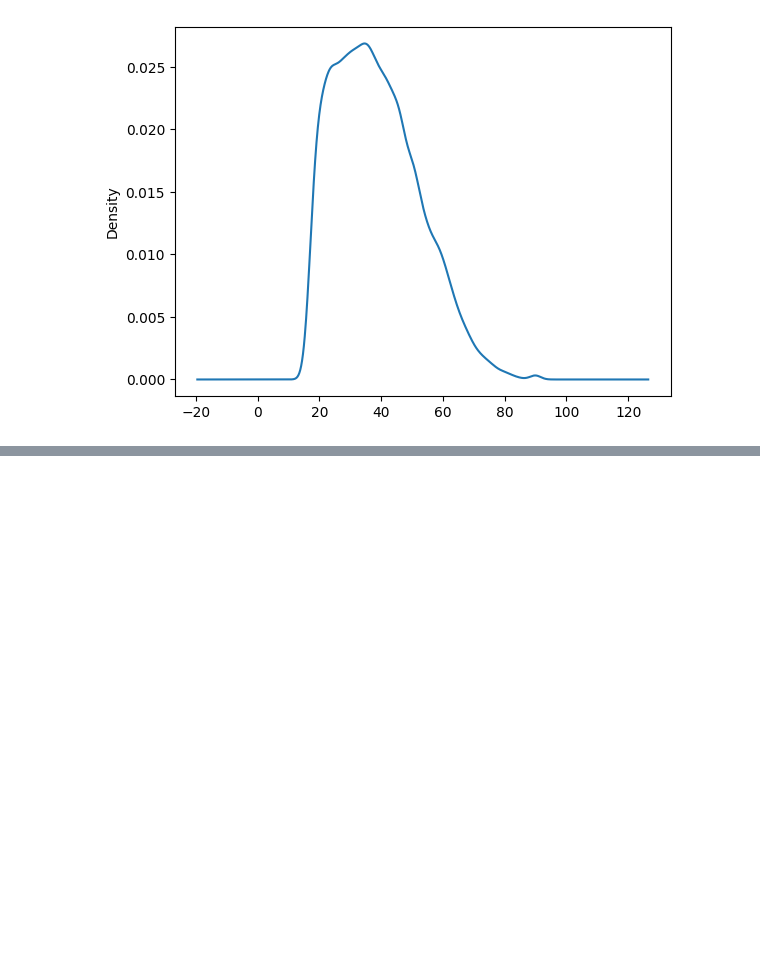
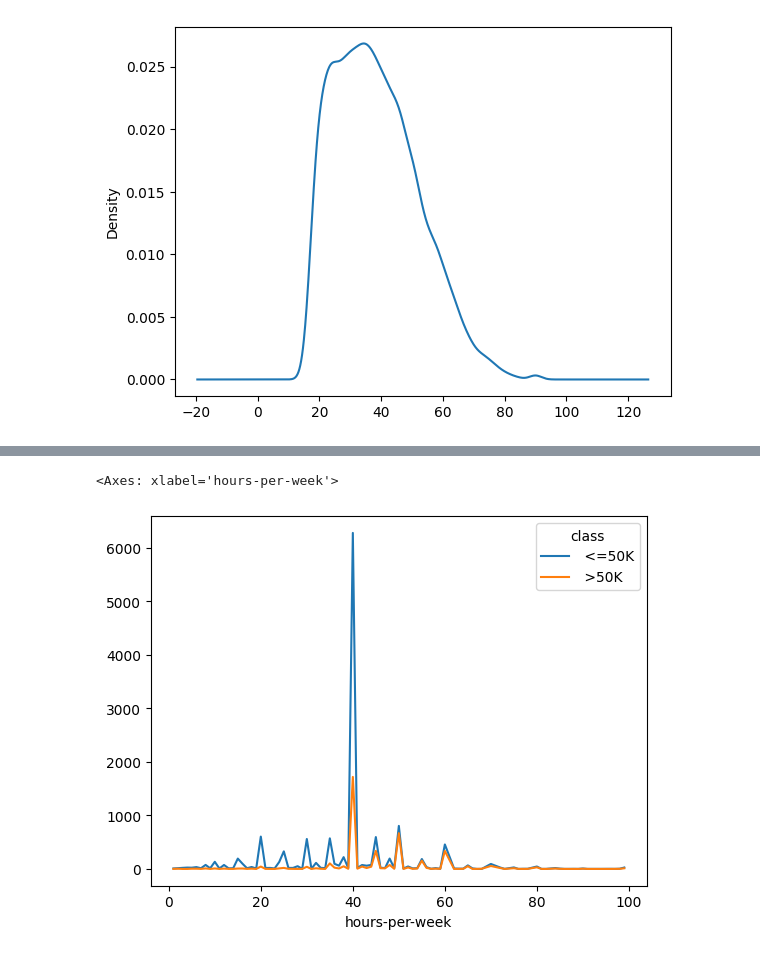
Before and after one commit to maximarbuzov/maxim, a Jupyter notebook: Untitled11.ipynb, the cells around one changed output, grey strips where cells are left out. Saved outputs shown, nothing was run; the diff lists cells and outputs as text; code cells hidden in the pictures; blank space fills up the shorter version.

```diff
--- a/Untitled11.ipynb
+++ b/Untitled11.ipynb
@@ -371 +371,3 @@ data.race.value_counts()
 Name: race, dtype: int64
+# %%
+contingency_table7=pd.crosstab(data['hours-per-week'],data['class'])
@@ -371,0 +411,5 @@ Name: race, dtype: int64
+# %%
+contingency_table7.plot()
+# %% [output]
+<Axes: xlabel='hours-per-week'>
+[figure, added]
```
Also changed, not shown: parts of 38 cells of this notebook.
